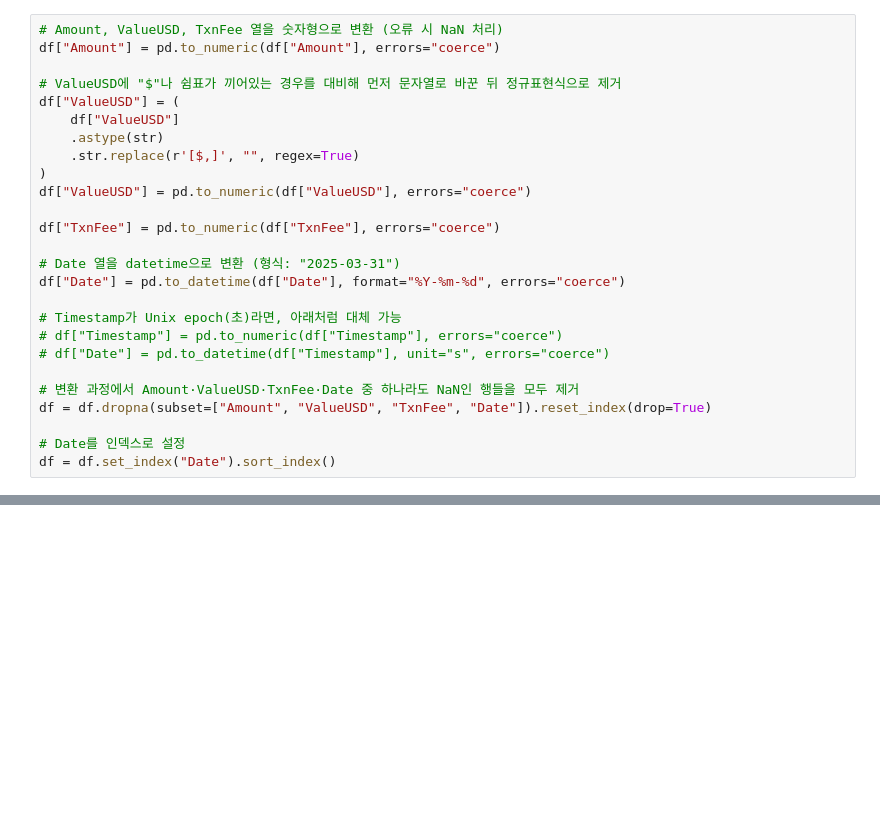
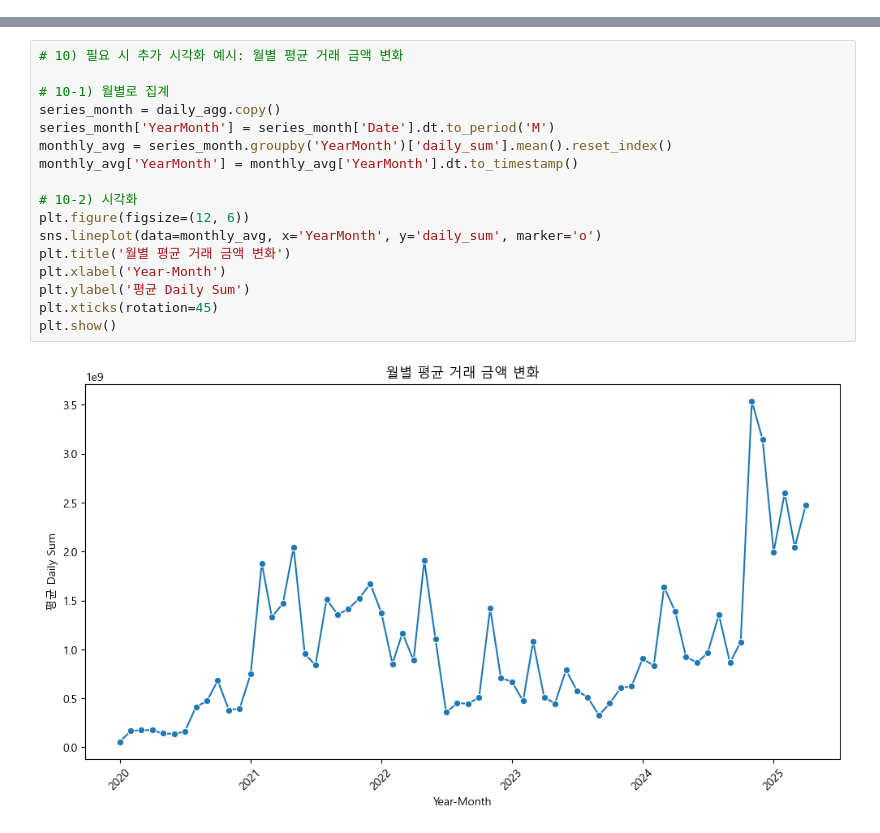
Before and after one commit to Bigdatapro-crypto/crypto, a Jupyter notebook: 온체인만 분석.ipynb, the cells around one changed output, grey strips where cells are left out. Drawn from its saved outputs; the diff is of its cells as text; blank space fills up the shorter version.

```diff
--- a/온체인만 분석.ipynb
+++ b/온체인만 분석.ipynb
@@ -199,26 +16,0 @@ df = df.set_index("Date").sort_index()
-# %%
-# Amount, ValueUSD, TxnFee 열을 숫자형으로 변환 (오류 시 NaN 처리)
-df["Amount"] = pd.to_numeric(df["Amount"], errors="coerce")
-
-# ValueUSD에 "$"나 쉼표가 끼어있는 경우를 대비해 먼저 문자열로 바꾼 뒤 정규표현식으로 제거
-df["ValueUSD"] = (
-    df["ValueUSD"]
-    .astype(str)
-    .str.replace(r'[$,]', "", regex=True)
-)
-df["ValueUSD"] = pd.to_numeric(df["ValueUSD"], errors="coerce")
-
-df["TxnFee"] = pd.to_numeric(df["TxnFee"], errors="coerce")
-
-# Date 열을 datetime으로 변환 (형식: "2025-03-31")
-df["Date"] = pd.to_datetime(df["Date"], format="%Y-%m-%d", errors="coerce")
-
-# Timestamp가 Unix epoch(초)라면, 아래처럼 대체 가능
-# df["Timestamp"] = pd.to_numeric(df["Timestamp"], errors="coerce")
-# df["Date"] = pd.to_datetime(df["Timestamp"], unit="s", errors="coerce")
-
-# 변환 과정에서 Amount·ValueUSD·TxnFee·Date 중 하나라도 NaN인 행들을 모두 제거
-df = df.dropna(subset=["Amount", "ValueUSD", "TxnFee", "Date"]).reset_index(drop=True)
-
-# Date를 인덱스로 설정
-df = df.set_index("Date").sort_index()
@@ -264,0 +281,19 @@ Index: []
+# %%
+# 10) 필요 시 추가 시각화 예시: 월별 평균 거래 금액 변화
+
+# 10-1) 월별로 집계
+series_month = daily_agg.copy()
+series_month['YearMonth'] = series_month['Date'].dt.to_period('M')
+monthly_avg = series_month.groupby('YearMonth')['daily_sum'].mean().reset_index()
+monthly_avg['YearMonth'] = monthly_avg['YearMonth'].dt.to_timestamp()
+
+# 10-2) 시각화
+plt.figure(figsize=(12, 6))
+sns.lineplot(data=monthly_avg, x='YearMonth', y='daily_sum', marker='o')
+plt.title('월별 평균 거래 금액 변화')
+plt.xlabel('Year-Month')
+plt.ylabel('평균 Daily Sum')
+plt.xticks(rotation=45)
+plt.show()
+# %% [output]
+[figure, added]
```
Also changed, not shown: parts of 19 cells of this notebook, 6 other files.
